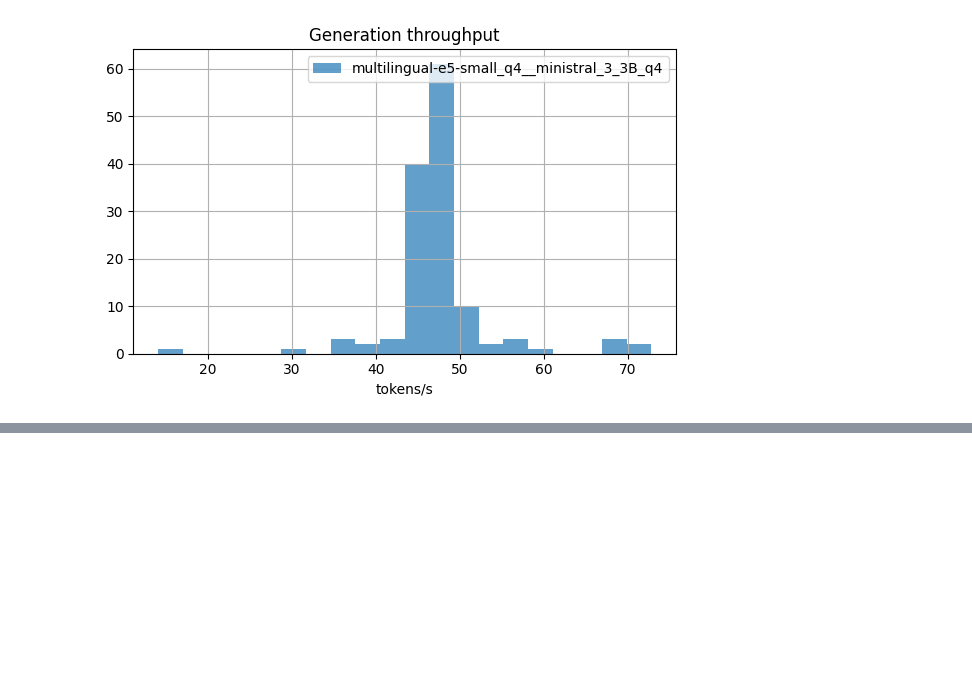
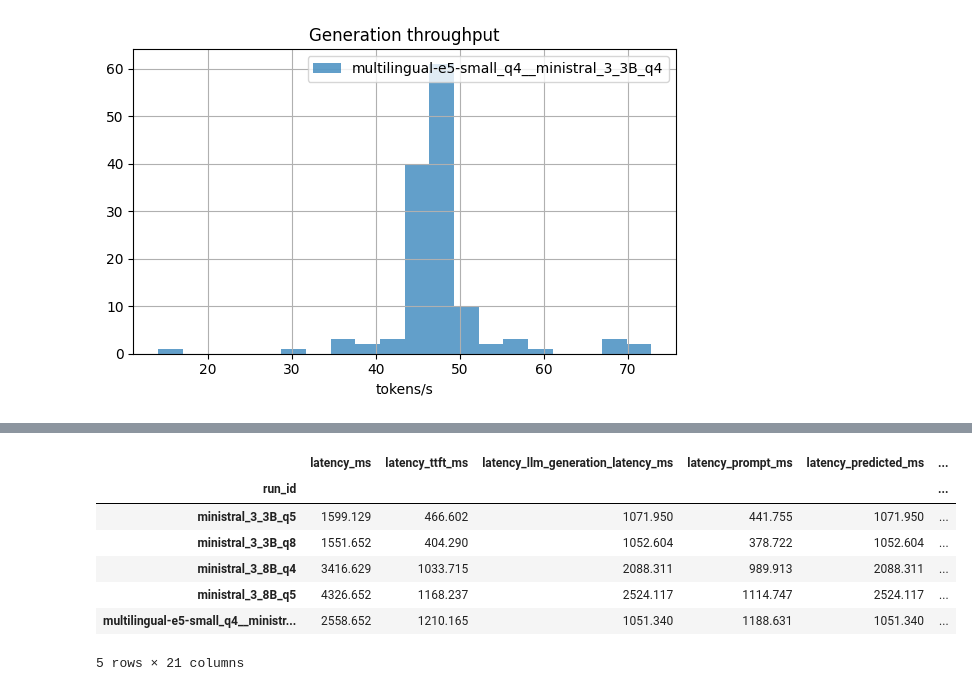
Before and after one commit to n-ploch/on-device-rag-performance, a Jupyter notebook: notebooks/01_explore_metrics.ipynb, the cells around one changed output, grey strips where cells are left out. Cells and saved outputs as stored; diff of their text form; code cells hidden in the pictures; blank space fills up the shorter version.

```diff
--- a/notebooks/01_explore_metrics.ipynb
+++ b/notebooks/01_explore_metrics.ipynb
@@ -70,4 +67,0 @@ df[metric_cols].describe().T
-# %%
-if "run_id" in df.columns:
-    agg_cols = [c for c in metric_cols if df[c].dtype in ("float64", "float32", "int64")]
-    display(df.groupby("run_id")[agg_cols].mean().round(3))
@@ -154,0 +294,13 @@ if tps_col:
+# %%
+if "run_id" in df_multiple.columns:
+    agg_cols = [c for c in metric_cols if df_multiple[c].dtype in ("float64", "float32", "int64")]
+    display(df_multiple.groupby("run_id")[agg_cols].mean().round(3))
+# %% [output]
+|  | latency_ms | latency_ttft_ms | latency_llm_generation_latency_ms | latency_prompt_ms | latency_predicted_ms | ... |
+| run_id |  |  |  |  |  | ... |
+| ministral_3_3B_q5 | 1599.129 | 466.602 | 1071.950 | 441.755 | 1071.950 | ... |
+| ministral_3_3B_q8 | 1551.652 | 404.290 | 1052.604 | 378.722 | 1052.604 | ... |
+| ministral_3_8B_q4 | 3416.629 | 1033.715 | 2088.311 | 989.913 | 2088.311 | ... |
+| ministral_3_8B_q5 | 4326.652 | 1168.237 | 2524.117 | 1114.747 | 2524.117 | ... |
+| multilingual-e5-small_q4__ministr... | 2558.652 | 1210.165 | 1051.340 | 1188.631 | 1051.340 | ... |
+5 rows × 21 columns
```
Also changed, not shown: parts of 7 cells of this notebook.
